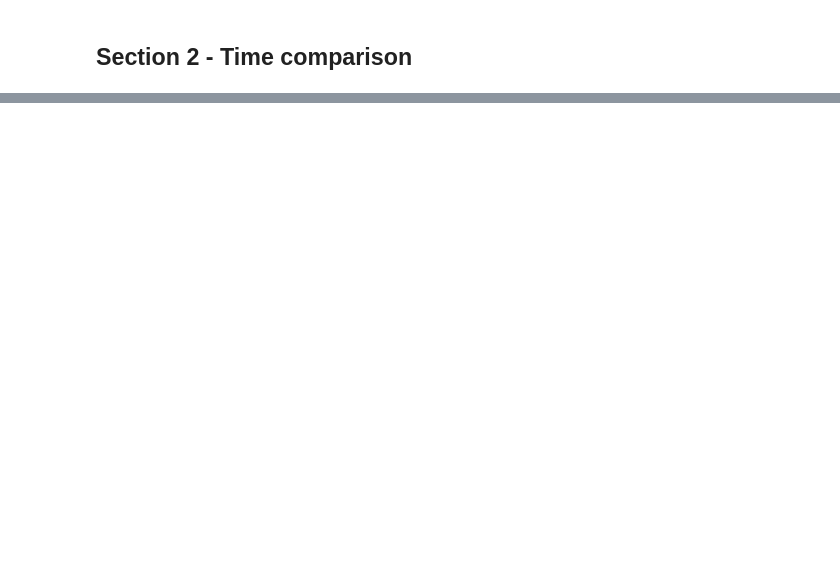
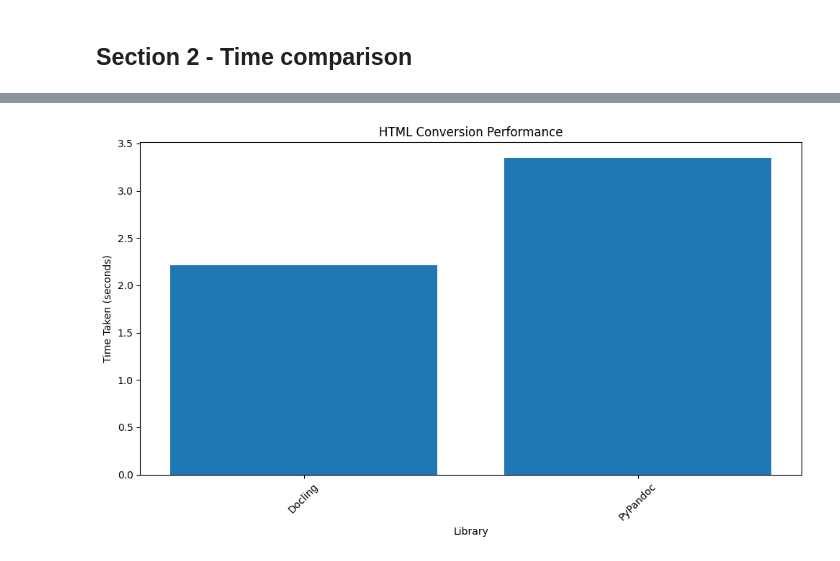
Before and after one commit to drAbreu/python-playground, a Jupyter notebook: comparing_document_analysis_tools/comparing_performance.ipynb, the cells around one changed output, grey strips where cells are left out. Saved outputs shown, nothing was run; the diff lists cells and outputs as text; code cells hidden in the pictures; blank space fills up the shorter version.

```diff
--- a/comparing_document_analysis_tools/comparing_performance.ipynb
+++ b/comparing_document_analysis_tools/comparing_performance.ipynb
@@ -189,0 +267,12 @@ AttributeError: 'ConversionResult' object has no attribute 'export_to_markdown'
+# %%
+# Plot HTML Conversion Performance
+plt.figure(figsize=(10, 6))
+plt.bar(html_timings.keys(), html_timings.values())
+plt.xlabel("Library")
+plt.ylabel("Time Taken (seconds)")
+plt.title("HTML Conversion Performance")
+plt.xticks(rotation=45)
+plt.tight_layout()
+plt.show()
+# %% [output]
+[figure, added]
```
Also changed, not shown: parts of 7 cells of this notebook.
